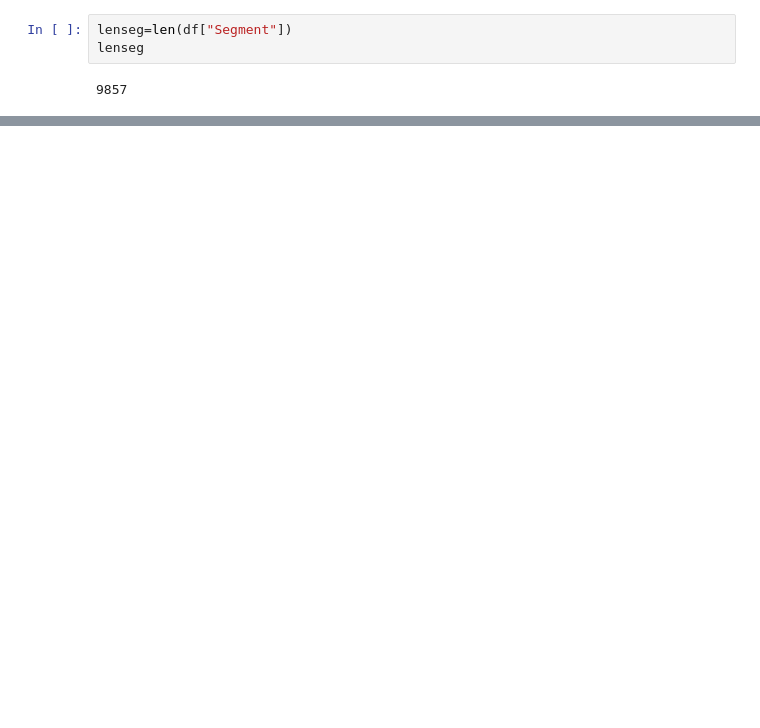
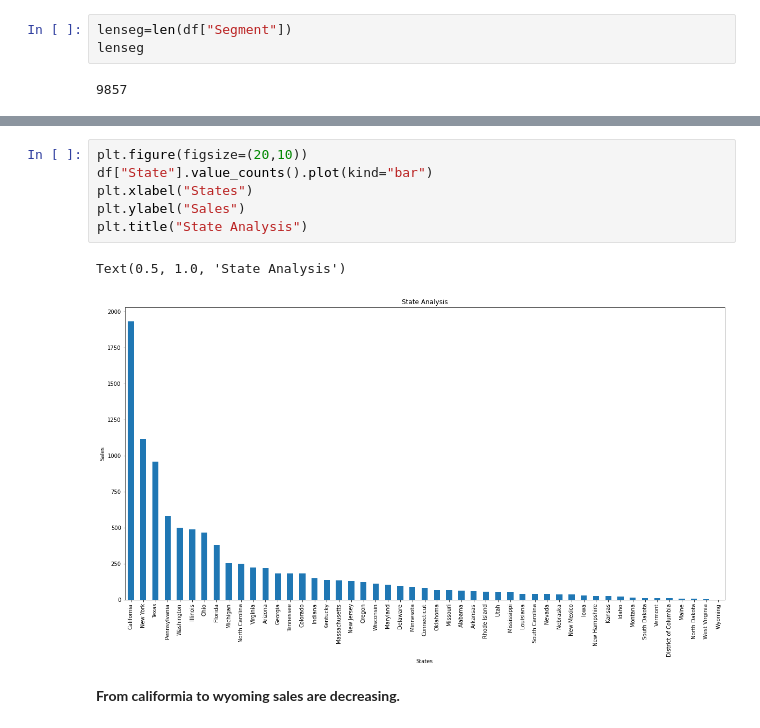
Before and after one commit to hetshah13/THE-SPARK-FOUNDATION-INTERNSHIP, a Jupyter notebook: Task3.ipynb, the cells around one changed output, grey strips where cells are left out. Cells and saved outputs as stored; diff of their text form; blank space fills up the shorter version.

```diff
--- a/Task3.ipynb
+++ b/Task3.ipynb
@@ -169,0 +220,11 @@ lenseg
+# %%
+plt.figure(figsize=(20,10))
+df["State"].value_counts().plot(kind="bar")
+plt.xlabel("States")
+plt.ylabel("Sales")
+plt.title("State Analysis")
+# %% [output]
+Text(0.5, 1.0, 'State Analysis')
+[figure, added]
+# %% [markdown]
+**From califormia to wyoming sales are decreasing.**
```
Also changed, not shown: parts of 19 cells of this notebook.
